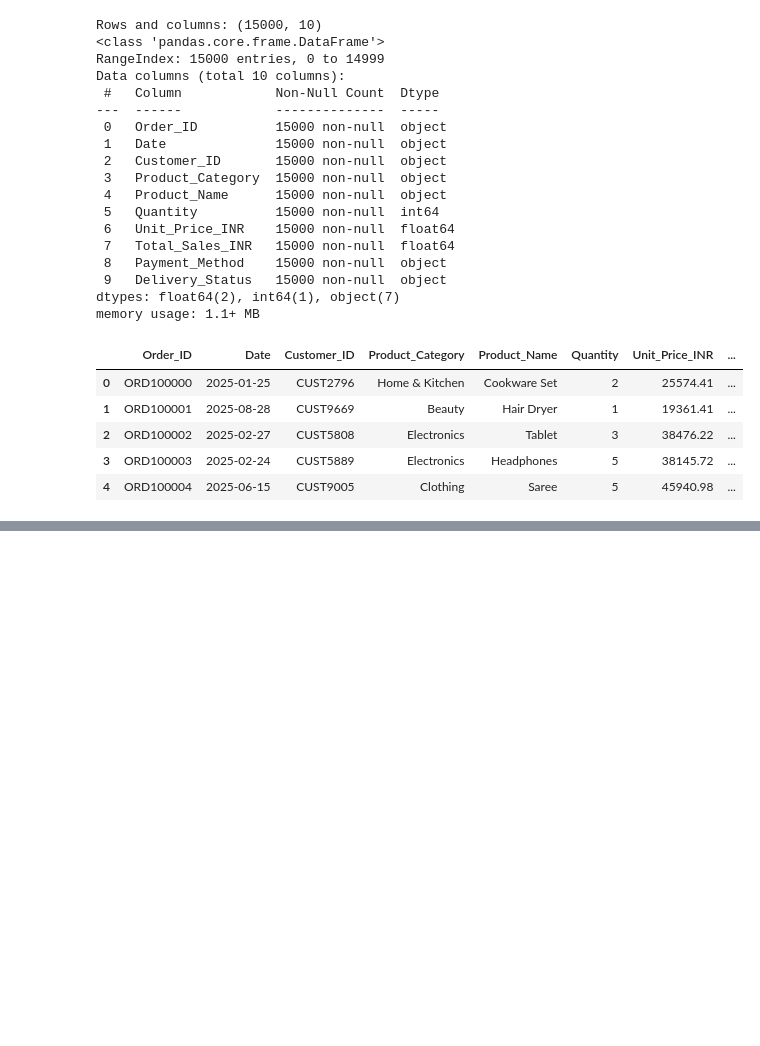
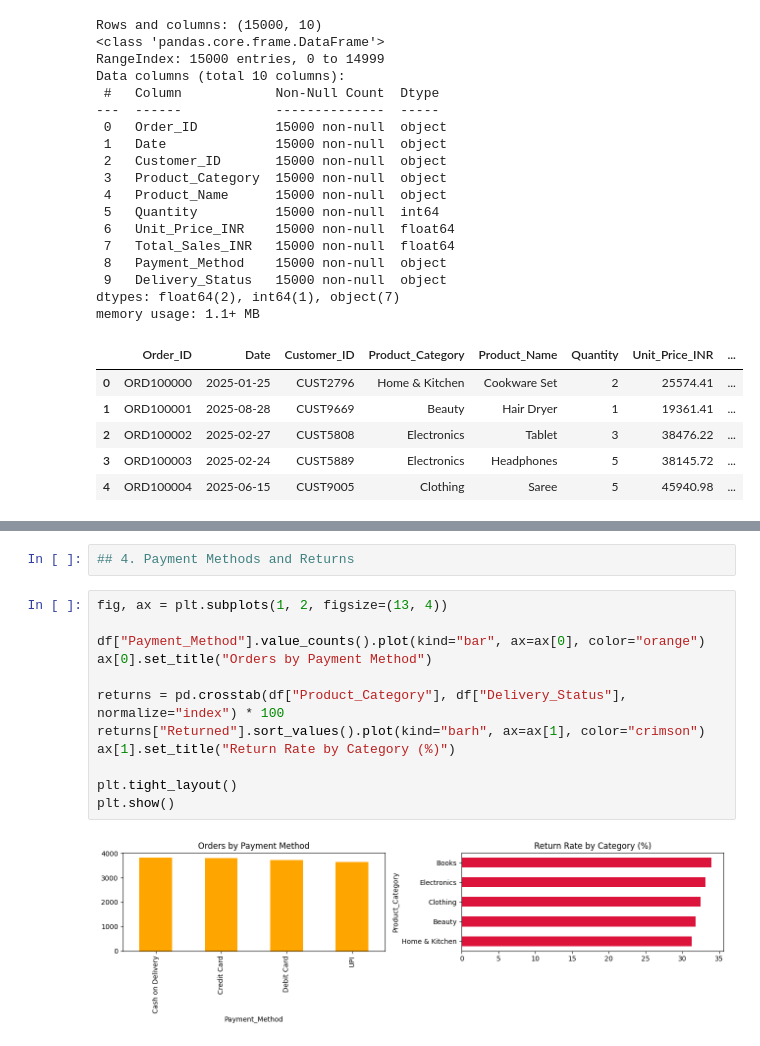
Before and after one commit to sahilbharti1601/india-ecommerce-sales-analysis, a Jupyter notebook: india_ecommerce_sales_analysis.ipynb, the cells around one changed output, grey strips where cells are left out. Saved outputs shown, nothing was run; the diff lists cells and outputs as text; blank space fills up the shorter version.

```diff
--- a/india_ecommerce_sales_analysis.ipynb
+++ b/india_ecommerce_sales_analysis.ipynb
@@ -37,0 +100,16 @@ memory usage: 1.1+ MB
+# %%
+## 4. Payment Methods and Returns
+# %%
+fig, ax = plt.subplots(1, 2, figsize=(13, 4))
+
+df["Payment_Method"].value_counts().plot(kind="bar", ax=ax[0], color="orange")
+ax[0].set_title("Orders by Payment Method")
+
+returns = pd.crosstab(df["Product_Category"], df["Delivery_Status"], normalize="index") * 100
+returns["Returned"].sort_values().plot(kind="barh", ax=ax[1], color="crimson")
+ax[1].set_title("Return Rate by Category (%)")
+
+plt.tight_layout()
+plt.show()
+# %% [output]
+[figure, added]
```
Also changed, not shown: parts of 8 cells of this notebook.
